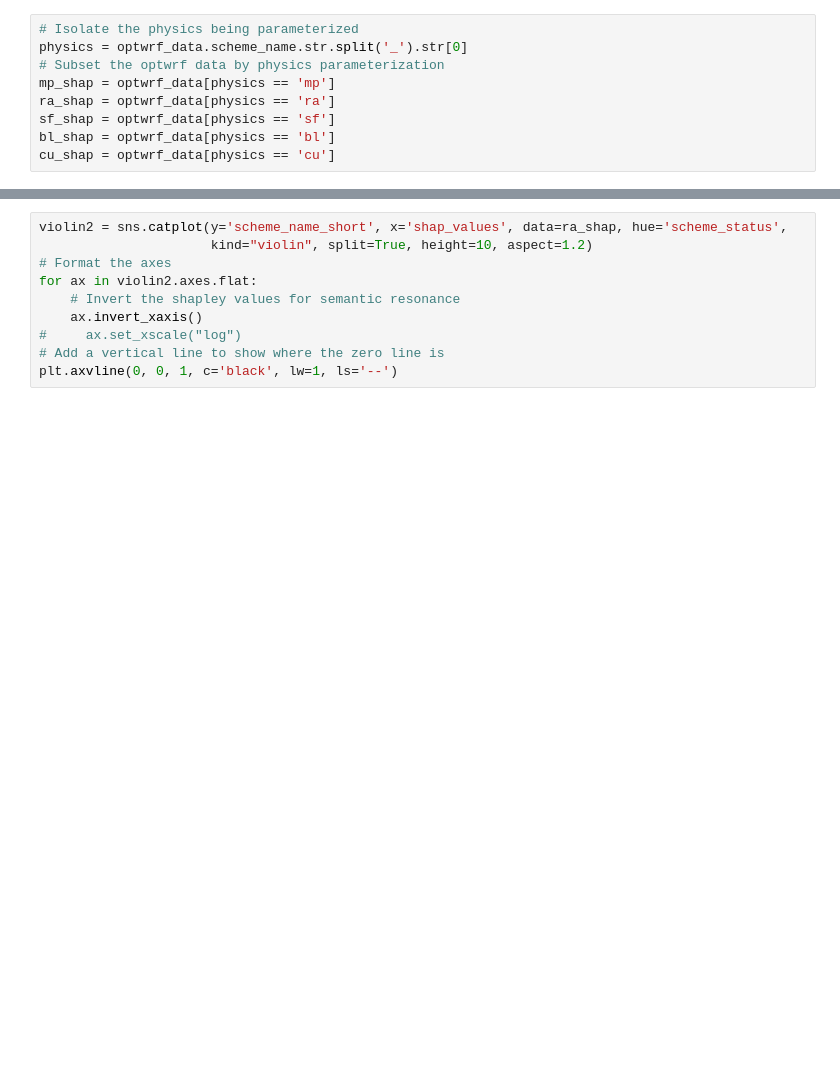
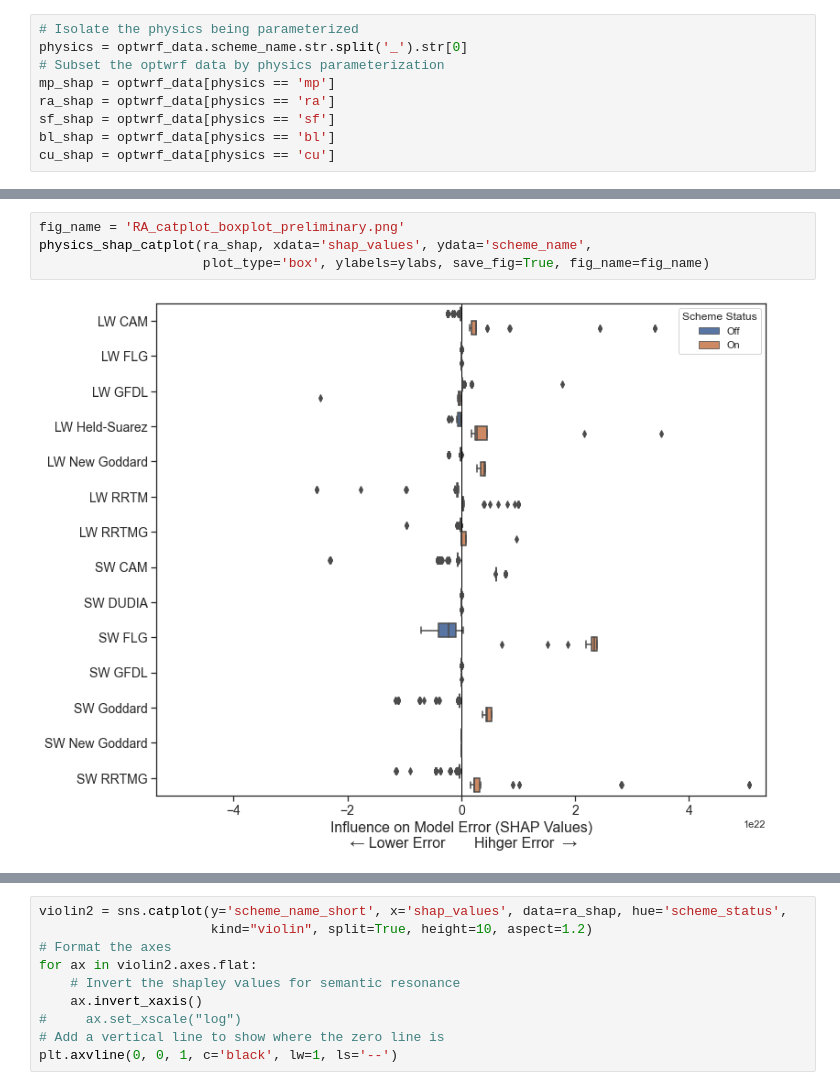
Before and after one commit to jeffreysward/met4ene, a Jupyter notebook: optwrf/examples/Optwrfdb_ShapSummary_Custom.ipynb, the cells around one changed output, grey strips where cells are left out. Cells and saved outputs as stored; diff of their text form; blank space fills up the shorter version.

```diff
--- a/optwrf/examples/Optwrfdb_ShapSummary_Custom.ipynb
+++ b/optwrf/examples/Optwrfdb_ShapSummary_Custom.ipynb
@@ -295,3 +300,9 @@ physics_shap_catplot(ra_shap, xdata='shap_values', ydata='scheme_name',
+# %%
+fig_name = 'RA_catplot_boxplot_preliminary.png'
+physics_shap_catplot(ra_shap, xdata='shap_values', ydata='scheme_name',
+                     plot_type='box', ylabels=ylabs, save_fig=True, fig_name=fig_name)
+# %% [output]
+[figure, added]
 # %%
 # Draw a nested violinplot and split the violins for easier comparison
 fig, ax = plt.subplots(figsize=(10, 12))
```
Also changed, not shown: parts of 10 cells of this notebook.
